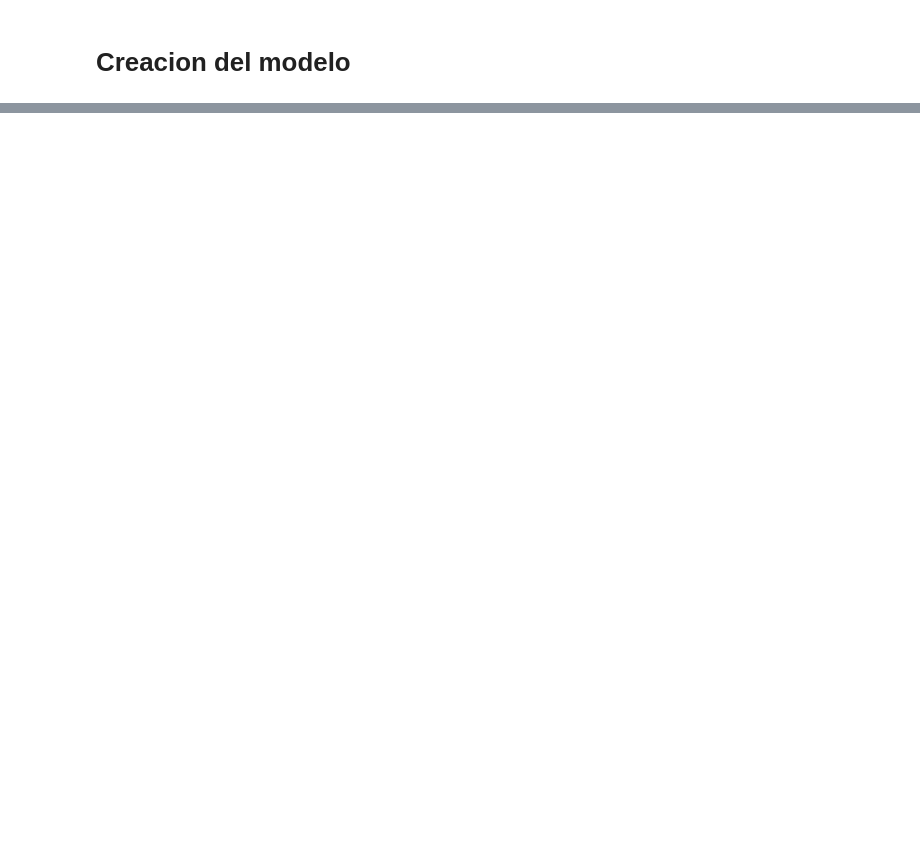
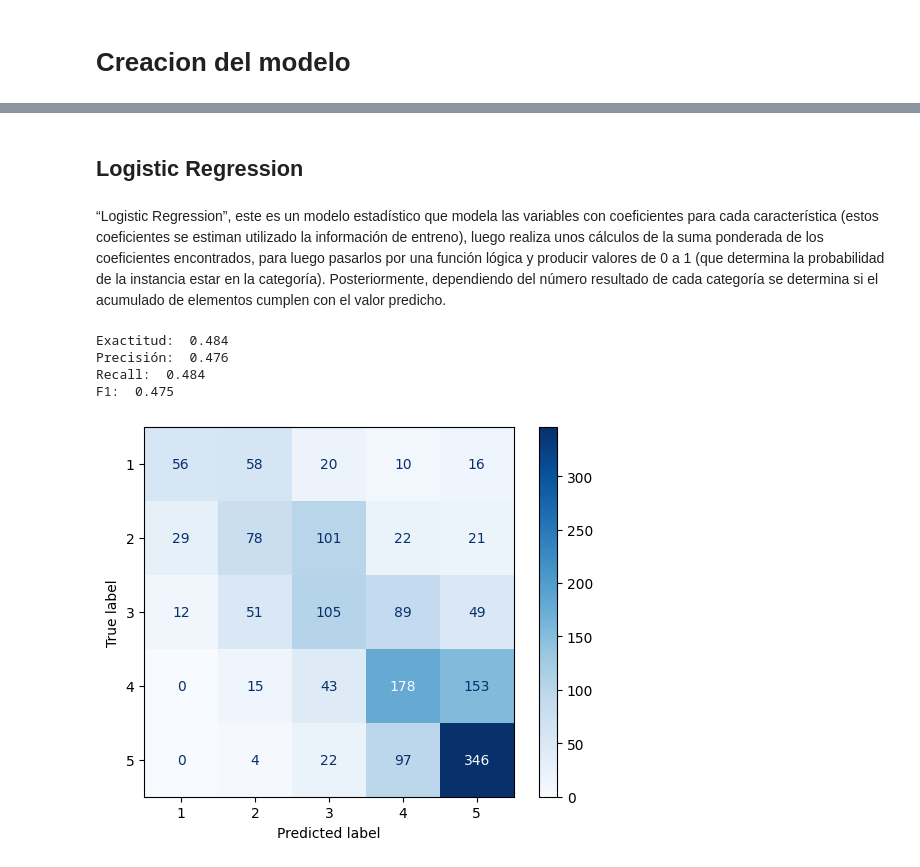
Before and after one commit to MichiMoments/BI_proy1_etapa1, a Jupyter notebook: proyecto.ipynb, the cells around one changed output, grey strips where cells are left out. Cells and saved outputs as stored; diff of their text form; code cells hidden in the pictures; blank space fills up the shorter version.

```diff
--- a/proyecto.ipynb
+++ b/proyecto.ipynb
@@ -77,0 +139,15 @@ Accuracy:  0.46476190476190476
+# %% [markdown]
+## Logistic Regression
+# %% [markdown]
+“Logistic Regression”, este es un modelo estadístico que modela las variables con coeficientes para cada característica (estos coeficientes se estiman utilizado la información de entreno), luego realiza unos cálculos de la suma ponderada de los coeficientes encontrados, para luego pasarlos por una función lógica y producir valores de 0 a 1 (que determina la probabilidad de la instancia estar en la categoría). Posteriormente, dependiendo del número resultado de cada categoría se determina si el acumulado de elementos cumplen con el valor predicho.
+# %%
+from sklearn.linear_model import LogisticRegression
+
+logistic = LogisticRegression(max_iter=1000)
+benchmark(logistic, X_train, y_train, X_test, y_test)
+# %% [output]
+Exactitud:  0.484
+Precisión:  0.476
+Recall:  0.484
+F1:  0.475
+[figure, added]
```
Also changed, not shown: parts of 28 cells of this notebook, 2 other files.
